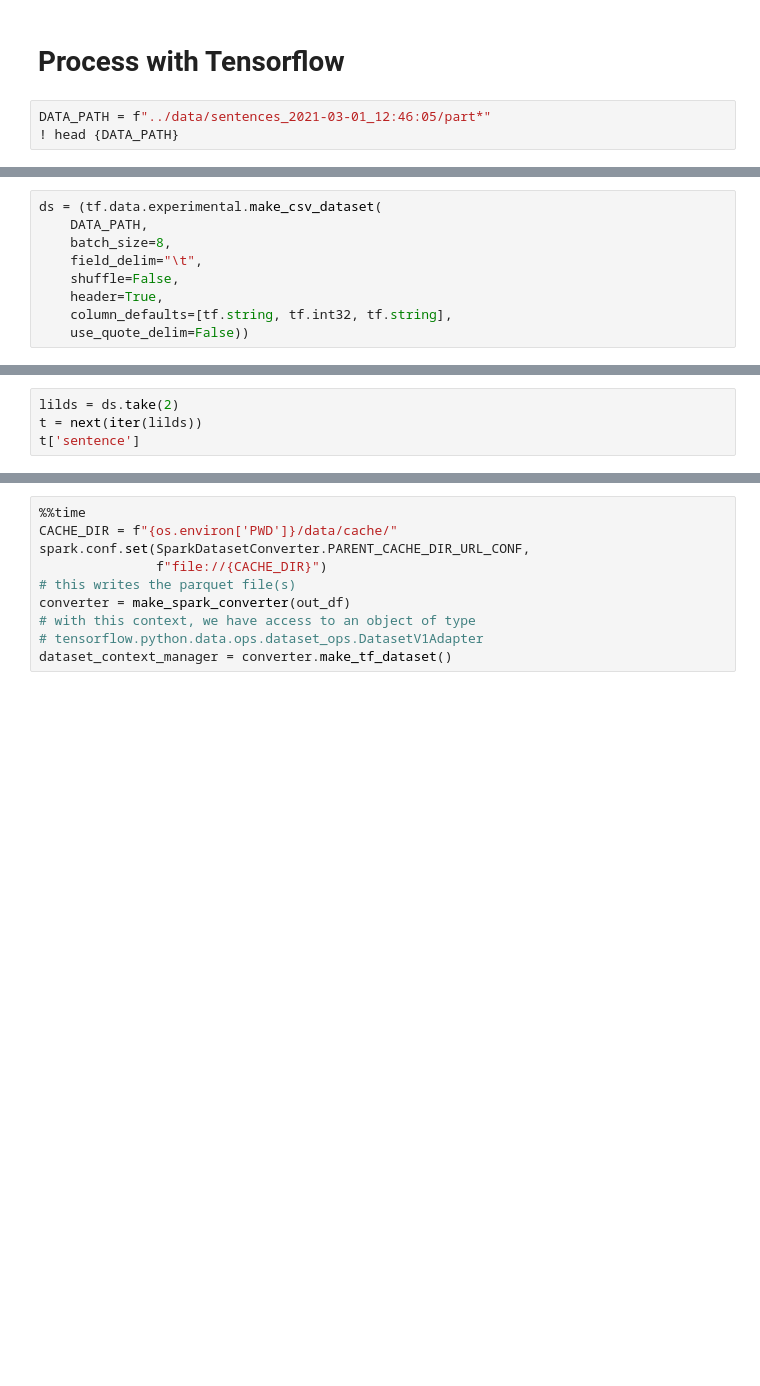
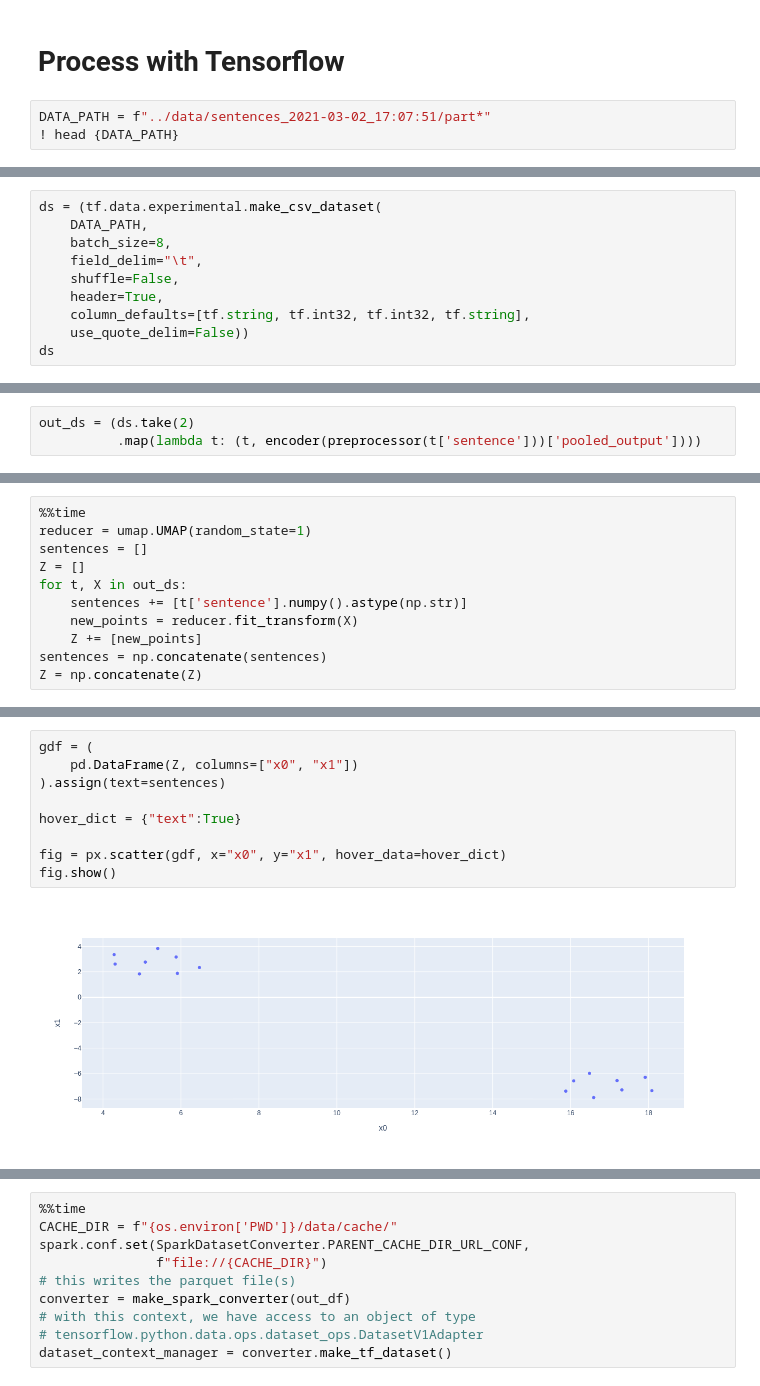
Before and after one commit to codygunton/WSB-posts, a Jupyter notebook: notebooks/embedding_prep.ipynb, the cells around one changed output, grey strips where cells are left out. Cells and saved outputs as stored; diff of their text form; blank space fills up the shorter version.

Commit message:
Prelim work on UMAP embedding complete.

```diff
--- a/notebooks/embedding_prep.ipynb
+++ b/notebooks/embedding_prep.ipynb
@@ -547,6 +692,6 @@ Wall time: 4.41 s
 # %% [markdown]
 # Process with Tensorflow
 # %%
-DATA_PATH = f"../data/sentences_2021-03-01_12:46:05/part*"
+DATA_PATH = f"../data/sentences_2021-03-02_17:07:51/part*"
 ! head {DATA_PATH}
 # %% [output]
@@ -567,5 +712,6 @@ ds = (tf.data.experimental.make_csv_dataset(
     field_delim="\t",
     shuffle=False,
     header=True,
-    column_defaults=[tf.string, tf.int32, tf.string],
+    column_defaults=[tf.string, tf.int32, tf.int32, tf.string],
     use_quote_delim=False))
+ds
@@ -587,4 +737,3 @@ True
 # %%
-lilds = ds.take(2)
-t = next(iter(lilds))
-t['sentence']
+out_ds = (ds.take(2)
+          .map(lambda t: (t, encoder(preprocessor(t['sentence']))['pooled_output'])))
@@ -631,0 +740,11 @@ OrderedDict([('id',
+# %%
+%%time
+reducer = umap.UMAP(random_state=1)
+sentences = []
+Z = []
+for t, X in out_ds:
+    sentences += [t['sentence'].numpy().astype(np.str)]
+    new_points = reducer.fit_transform(X)
+    Z += [new_points]
+sentences = np.concatenate(sentences)
+Z = np.concatenate(Z)
@@ -631,0 +758,11 @@ OrderedDict([('id',
+# %%
+gdf = (
+    pd.DataFrame(Z, columns=["x0", "x1"])
+).assign(text=sentences)
+
+hover_dict = {"text":True}
+
+fig = px.scatter(gdf, x="x0", y="x1", hover_data=hover_dict)
+fig.show()
+# %% [output]
+[figure, added]
```
Also changed, not shown: parts of 36 cells of this notebook, 1 other file.
